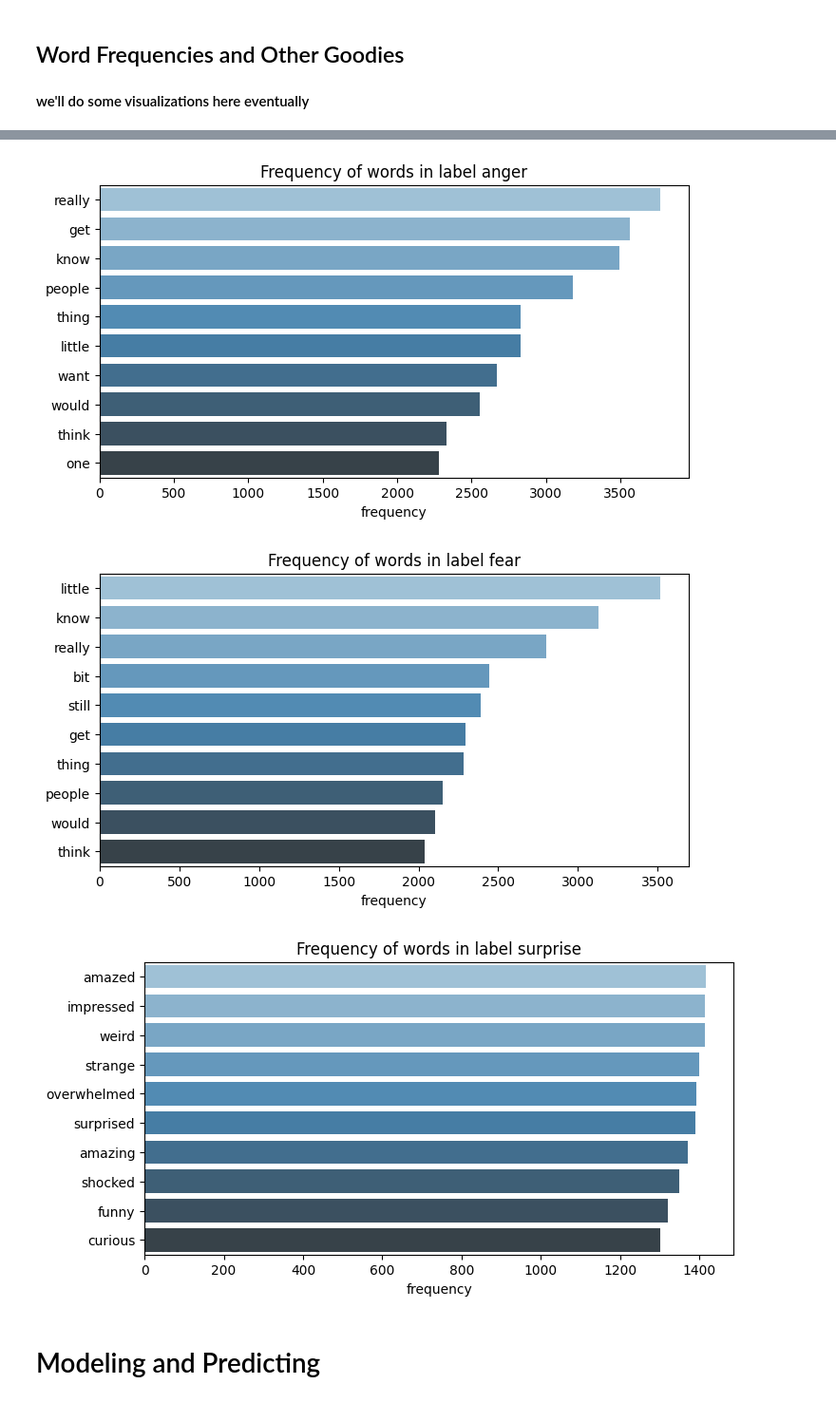
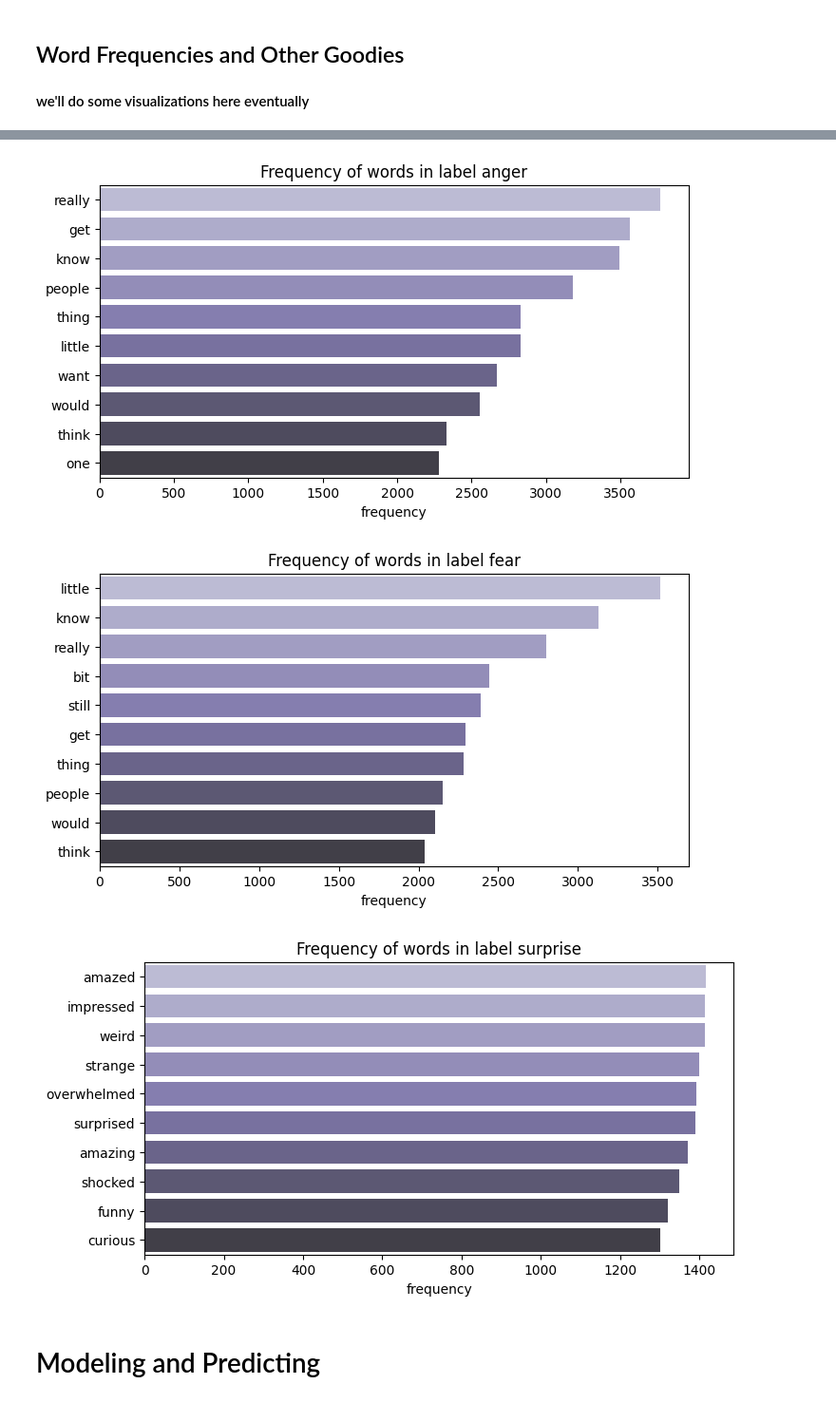
Before and after one commit to Pholmgrendev/UnsupervisedSentiment, a Jupyter notebook: TwitterClassifier.ipynb, the cells around one changed output, grey strips where cells are left out. Shown at 95% size. Saved outputs shown, nothing was run; the diff lists cells and outputs as text; code cells hidden in the pictures.

```diff
--- a/TwitterClassifier.ipynb
+++ b/TwitterClassifier.ipynb
@@ -192,7 +188,7 @@ for label in full_data['emotion'].unique():
 
     plt.figure(figsize=(8,4))
 
-    sns.barplot(x=list(counts), y=list(word), palette="Blues_d")
+    sns.barplot(x=list(counts), y=list(word), palette="Purples_d")
 
     plt.title(f"Frequency of words in label {label}")
 
@@ -206,6 +202,6 @@ for label in full_data['emotion'].unique():
-[figure, old version]
+[figure, new version]
-[figure, old version]
+[figure, new version]
-[figure, old version]
+[figure, new version]
 # %% [markdown]
 # Modeling and Predicting
 # %% [markdown]
```
Also changed, not shown: parts of 17 cells of this notebook.
